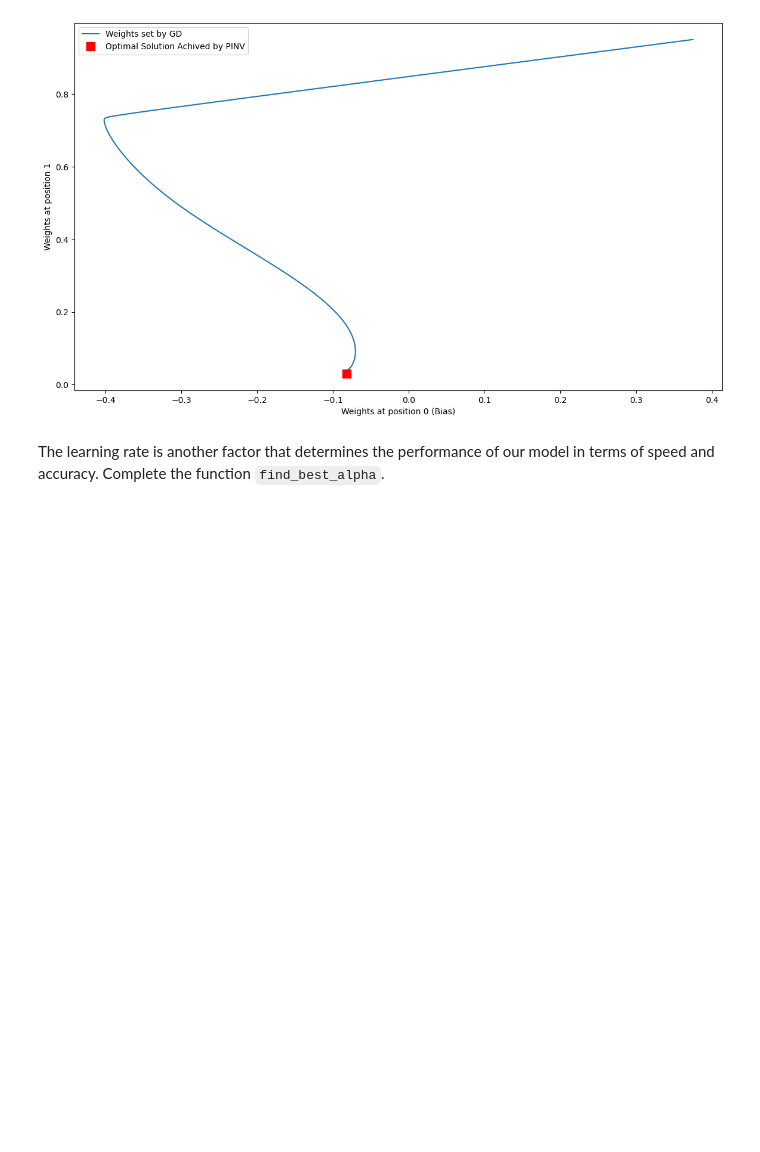
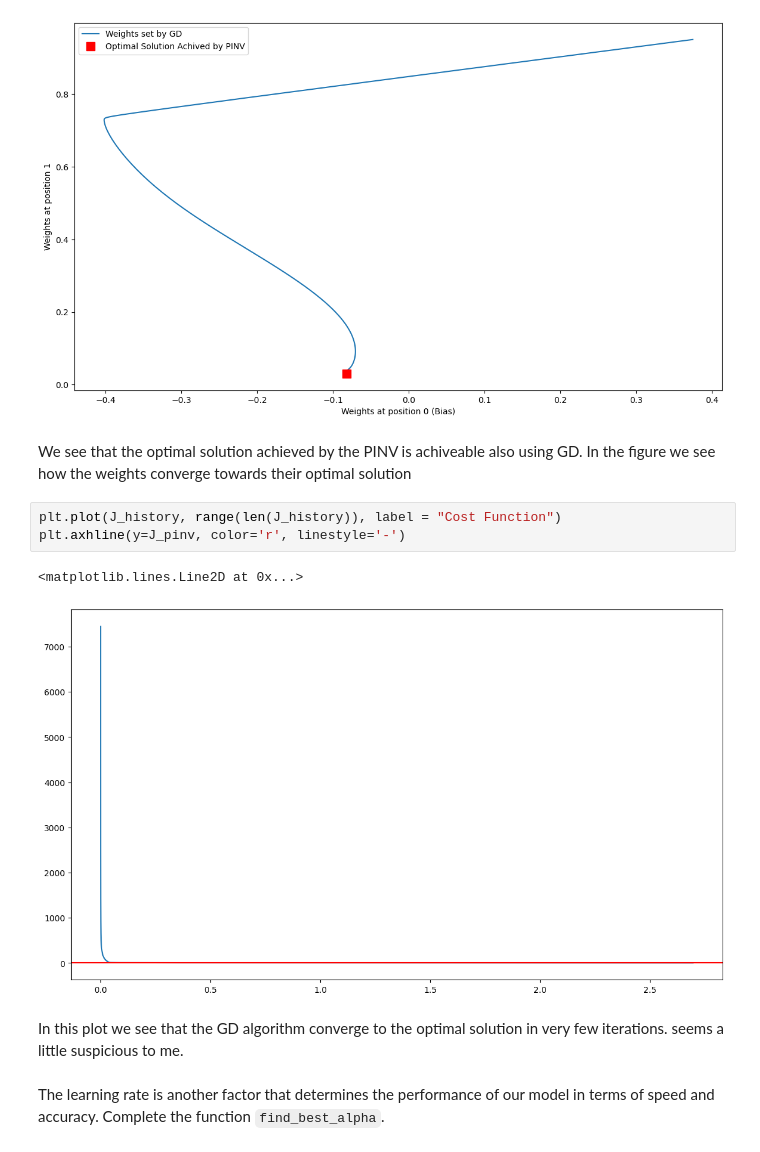
Before and after one commit to itanini/ML_ex2, a Jupyter notebook: hw2.ipynb, the cells around one changed output. Saved outputs shown, nothing was run; the diff lists cells and outputs as text; blank space fills up the shorter version.

```diff
--- a/hw2.ipynb
+++ b/hw2.ipynb
@@ -296,6 +297,16 @@ plt.legend()
 # %% [output]
 <matplotlib.legend.Legend at 0x...>
 [figure]
+# %% [markdown]
+We see that the optimal solution achieved by the PINV is achiveable also using GD. In the figure we see how the weights converge towards their optimal solution
+# %%
+plt.plot(J_history, range(len(J_history)), label = "Cost Function")
+plt.axhline(y=J_pinv, color='r', linestyle='-')
+# %% [output]
+<matplotlib.lines.Line2D at 0x...>
+[figure, added]
+# %% [markdown]
+In this plot we see that the GD algorithm converge to the optimal solution in very few iterations. seems a little suspicious to me.
 # %% [markdown]
 The learning rate is another factor that determines the performance of our model in terms of speed and accuracy. Complete the function `find_best_alpha`.
 # %%
```
Also changed, not shown: parts of 9 cells of this notebook.
